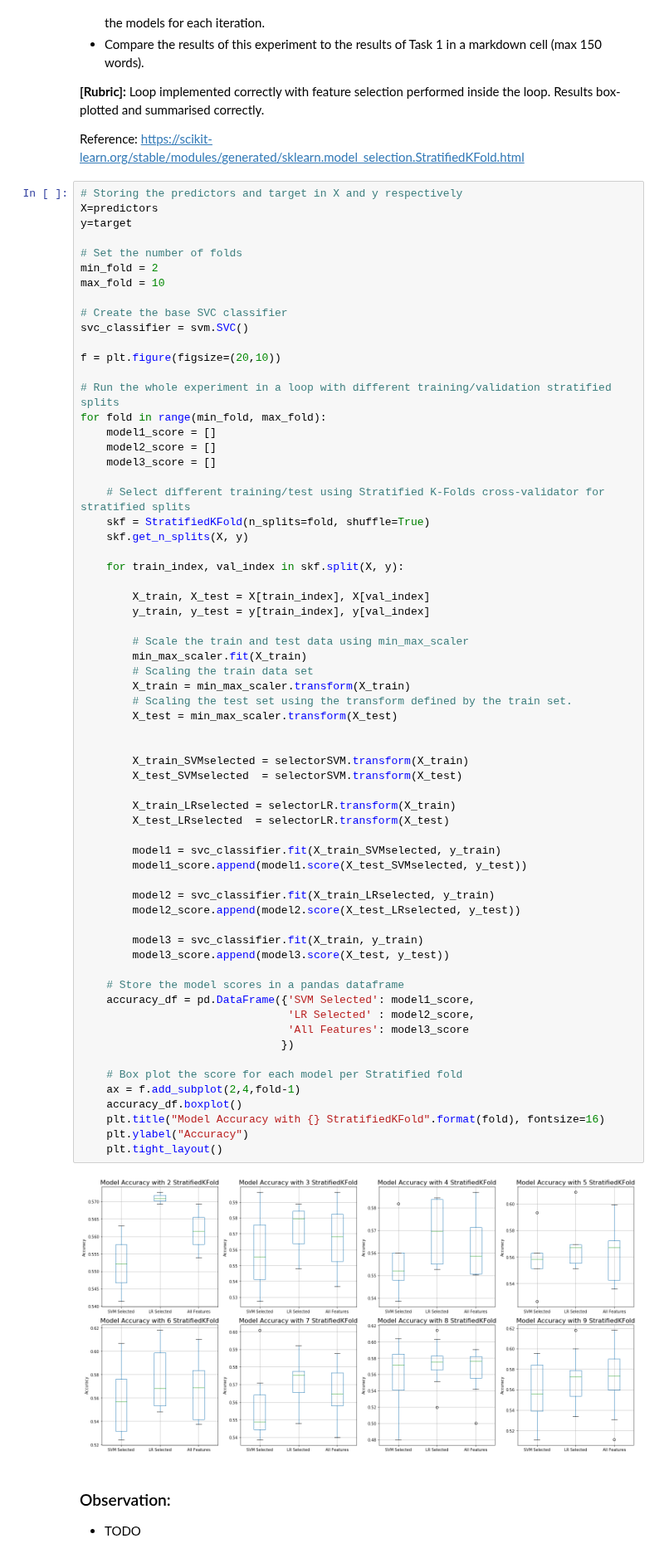
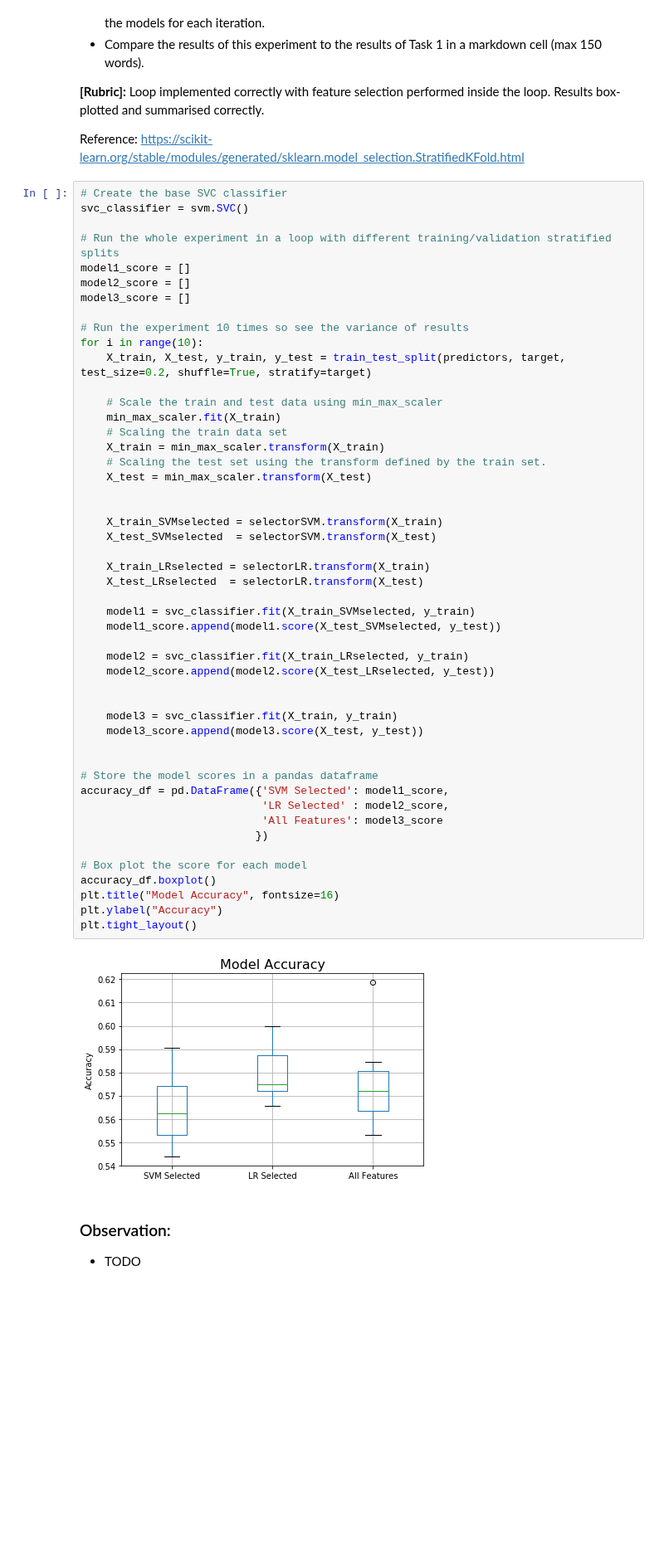
Before and after one commit to vipulpopat/MSCAI_Sem1_Etivity5, a Jupyter notebook: Etivity5-Feature_Selection_18195067.ipynb, the cells around one changed output. Shown at 83% size. Saved outputs shown, nothing was run; the diff lists cells and outputs as text; blank space fills up the shorter version.

```diff
--- a/Etivity5-Feature_Selection_18195067.ipynb
+++ b/Etivity5-Feature_Selection_18195067.ipynb
@@ -265,71 +266,56 @@ Loop implemented correctly with feature selection performed inside the loop. Res
 
 Reference: https://scikit-learn.org/stable/modules/generated/sklearn.model_selection.StratifiedKFold.html
 # %%
-# Storing the predictors and target in X and y respectively
-X=predictors
-y=target
-
-# Set the number of folds
-min_fold = 2
-max_fold = 10
-
 # Create the base SVC classifier
 svc_classifier = svm.SVC()
 
-f = plt.figure(figsize=(20,10))
+# Run the whole experiment in a loop with different training/validation stratified splits
+model1_score = []
+model2_score = []
+model3_score = []
 
-# Run the whole experiment in a loop with different training/validation stratified splits
-for fold in range(min_fold, max_fold):
-    model1_score = []
-    model2_score = []
-    model3_score = []
+# Run the experiment 10 times so see the variance of results
+for i in range(10):
+    X_train, X_test, y_train, y_test = train_test_split(predictors, target, test_size=0.2, shuffle=True, stratify=target)
 
-    # Select different training/test using Stratified K-Folds cross-validator for stratified splits
-    skf = StratifiedKFold(n_splits=fold, shuffle=True)
-    skf.get_n_splits(X, y)
-
-    for train_index, val_index in skf.split(X, y):
-
-        X_train, X_test = X[train_index], X[val_index]
-        y_train, y_test = y[train_index], y[val_index]
-
-        # Scale the train and test data using min_max_scaler
-        min_max_scaler.fit(X_train)
-        # Scaling the train data set
-        X_train = min_max_scaler.transform(X_train)
-        # Scaling the test set using the transform defined by the train set.
-        X_test = min_max_scaler.transform(X_test)
+    # Scale the train and test data using min_max_scaler
+    min_max_scaler.fit(X_train)
+    # Scaling the train data set
+    X_train = min_max_scaler.transform(X_train)
+    # Scaling the test set using the transform defined by the train set.
+    X_test = min_max_scaler.transform(X_test)
 
 
-        X_train_SVMselected = selectorSVM.transform(X_train)
-        X_test_SVMselected  = selectorSVM.transform(X_test)
+    X_train_SVMselected = selectorSVM.transform(X_train)
+    X_test_SVMselected  = selectorSVM.transform(X_test)
 
-        X_train_LRselected = selectorLR.transform(X_train)
-        X_test_LRselected  = selectorLR.transform(X_test)
+    X_train_LRselected = selectorLR.transform(X_train)
+    X_test_LRselected  = selectorLR.transform(X_test)
 
-        model1 = svc_classifier.fit(X_train_SVMselected, y_train)
-        model1_score.append(model1.score(X_test_SVMselected, y_test))
+    model1 = svc_classifier.fit(X_train_SVMselected, y_train)
+    model1_score.append(model1.score(X_test_SVMselected, y_test))
 
-        model2 = svc_classifier.fit(X_train_LRselected, y_train)
-        model2_score.append(model2.score(X_test_LRselected, y_test))
+    model2 = svc_classifier.fit(X_train_LRselected, y_train)
+    model2_score.append(model2.score(X_test_LRselected, y_test))
 
-        model3 = svc_classifier.fit(X_train, y_train)
-        model3_score.append(model3.score(X_test, y_test))
 
-    # Store the model scores in a pandas dataframe
-    accuracy_df = pd.DataFrame({'SVM Selected': model1_score,
-                                'LR Selected' : model2_score,
-                                'All Features': model3_score
-                               })
+    model3 = svc_classifier.fit(X_train, y_train)
+    model3_score.append(model3.score(X_test, y_test))
 
-    # Box plot the score for each model per Stratified fold
-    ax = f.add_subplot(2,4,fold-1)
-    accuracy_df.boxplot()
-    plt.title("Model Accuracy with {} StratifiedKFold".format(fold), fontsize=16)
-    plt.ylabel("Accuracy")
-    plt.tight_layout()
+
+# Store the model scores in a pandas dataframe
+accuracy_df = pd.DataFrame({'SVM Selected': model1_score,
+                            'LR Selected' : model2_score,
+                            'All Features': model3_score
+                           })
+
+# Box plot the score for each model
+accuracy_df.boxplot()
+plt.title("Model Accuracy", fontsize=16)
+plt.ylabel("Accuracy")
+plt.tight_layout()
 # %% [output]
-[figure, old version]
+[figure, new version]
 # %% [markdown]
 ### Observation:
 - TODO
```
Also changed, not shown: parts of 8 cells of this notebook.
